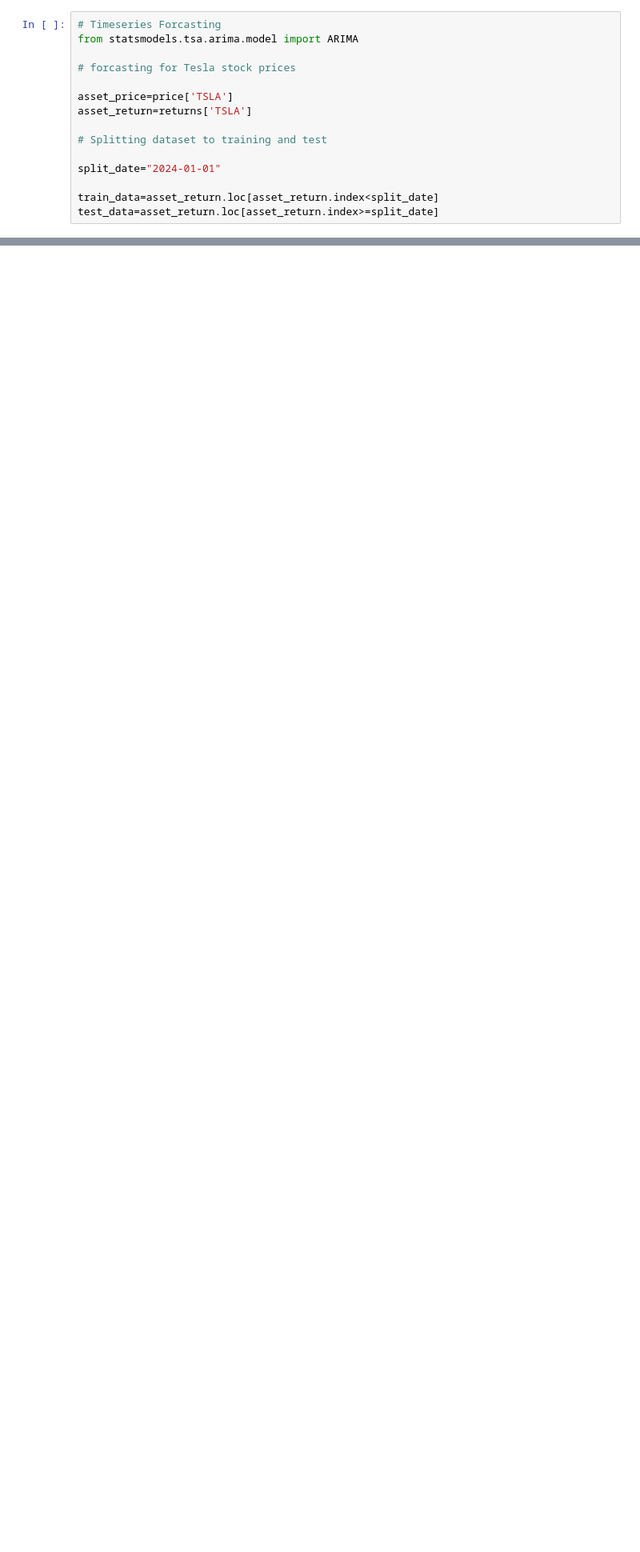
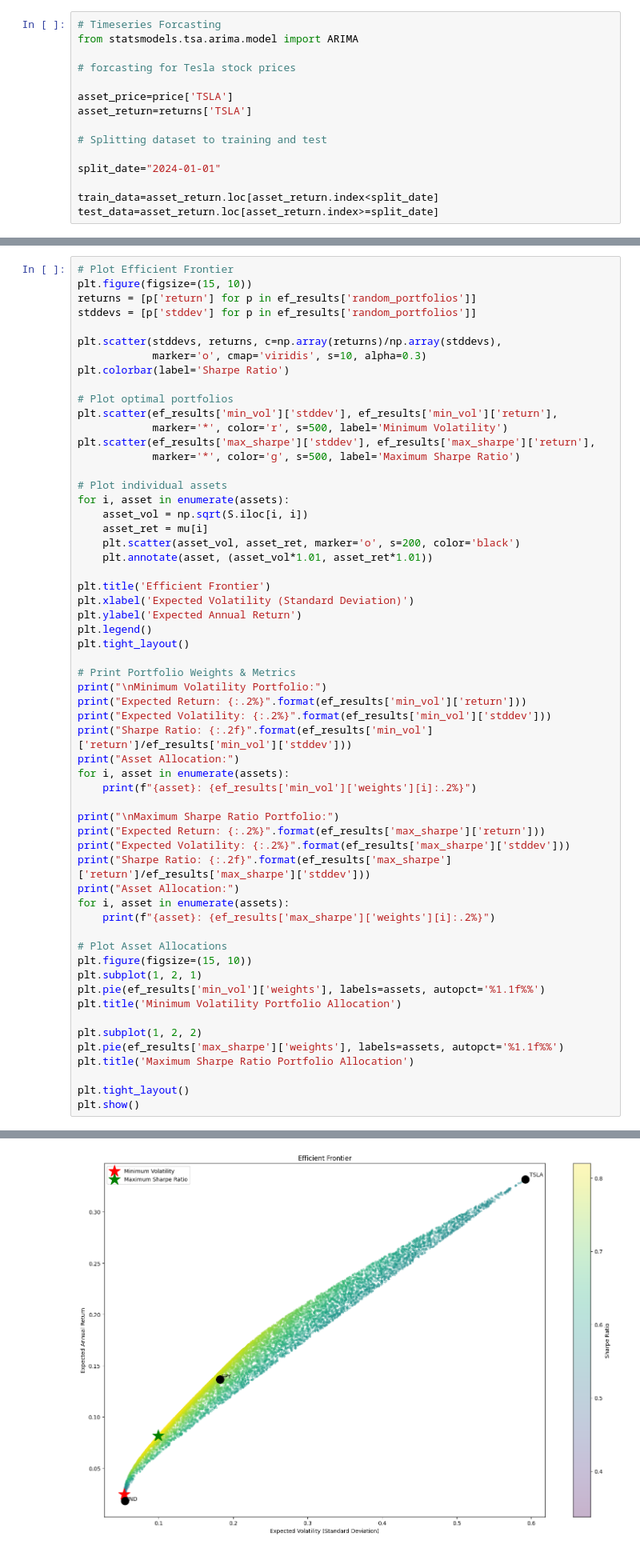
Before and after one commit to hinsenedinka/GMF-Investments-Portfolio-Management-with-Time-Series-Analysis, a Jupyter notebook: notebook/Time Series Forecasting and Portfolio Optimization.ipynb, the cells around one changed output, grey strips where cells are left out. Shown at 80% size. Drawn from its saved outputs; the diff is of its cells as text; blank space fills up the shorter version.

Commit message:
Portfolio Optimization Finalized

```diff
--- a/notebook/Time Series Forecasting and Portfolio Optimization.ipynb
+++ b/notebook/Time Series Forecasting and Portfolio Optimization.ipynb
@@ -329,0 +394,59 @@ plt.show()
+# %%
+# Plot Efficient Frontier
+plt.figure(figsize=(15, 10))
+returns = [p['return'] for p in ef_results['random_portfolios']]
+stddevs = [p['stddev'] for p in ef_results['random_portfolios']]
+
+plt.scatter(stddevs, returns, c=np.array(returns)/np.array(stddevs),
+            marker='o', cmap='viridis', s=10, alpha=0.3)
+plt.colorbar(label='Sharpe Ratio')
+
+# Plot optimal portfolios
+plt.scatter(ef_results['min_vol']['stddev'], ef_results['min_vol']['return'],
+            marker='*', color='r', s=500, label='Minimum Volatility')
+plt.scatter(ef_results['max_sharpe']['stddev'], ef_results['max_sharpe']['return'],
+            marker='*', color='g', s=500, label='Maximum Sharpe Ratio')
+
+# Plot individual assets
+for i, asset in enumerate(assets):
+    asset_vol = np.sqrt(S.iloc[i, i])
+    asset_ret = mu[i]
+    plt.scatter(asset_vol, asset_ret, marker='o', s=200, color='black')
+    plt.annotate(asset, (asset_vol*1.01, asset_ret*1.01))
+
+plt.title('Efficient Frontier')
+plt.xlabel('Expected Volatility (Standard Deviation)')
+plt.ylabel('Expected Annual Return')
+plt.legend()
+plt.tight_layout()
+
+# Print Portfolio Weights & Metrics
+print("\nMinimum Volatility Portfolio:")
+print("Expected Return: {:.2%}".format(ef_results['min_vol']['return']))
+print("Expected Volatility: {:.2%}".format(ef_results['min_vol']['stddev']))
+print("Sharpe Ratio: {:.2f}".format(ef_results['min_vol']['return']/ef_results['min_vol']['stddev']))
+print("Asset Allocation:")
+for i, asset in enumerate(assets):
+    print(f"{asset}: {ef_results['min_vol']['weights'][i]:.2%}")
+
+print("\nMaximum Sharpe Ratio Portfolio:")
+print("Expected Return: {:.2%}".format(ef_results['max_sharpe']['return']))
+print("Expected Volatility: {:.2%}".format(ef_results['max_sharpe']['stddev']))
+print("Sharpe Ratio: {:.2f}".format(ef_results['max_sharpe']['return']/ef_results['max_sharpe']['stddev']))
+print("Asset Allocation:")
+for i, asset in enumerate(assets):
+    print(f"{asset}: {ef_results['max_sharpe']['weights'][i]:.2%}")
+
+# Plot Asset Allocations
+plt.figure(figsize=(15, 10))
+plt.subplot(1, 2, 1)
+plt.pie(ef_results['min_vol']['weights'], labels=assets, autopct='%1.1f%%')
+plt.title('Minimum Volatility Portfolio Allocation')
+
+plt.subplot(1, 2, 2)
+plt.pie(ef_results['max_sharpe']['weights'], labels=assets, autopct='%1.1f%%')
+plt.title('Maximum Sharpe Ratio Portfolio Allocation')
+
+plt.tight_layout()
+plt.show()
+# %% [output]
@@ -329,0 +470 @@ plt.show()
+[figure, added]
```
Also changed, not shown: parts of 9 cells of this notebook.
